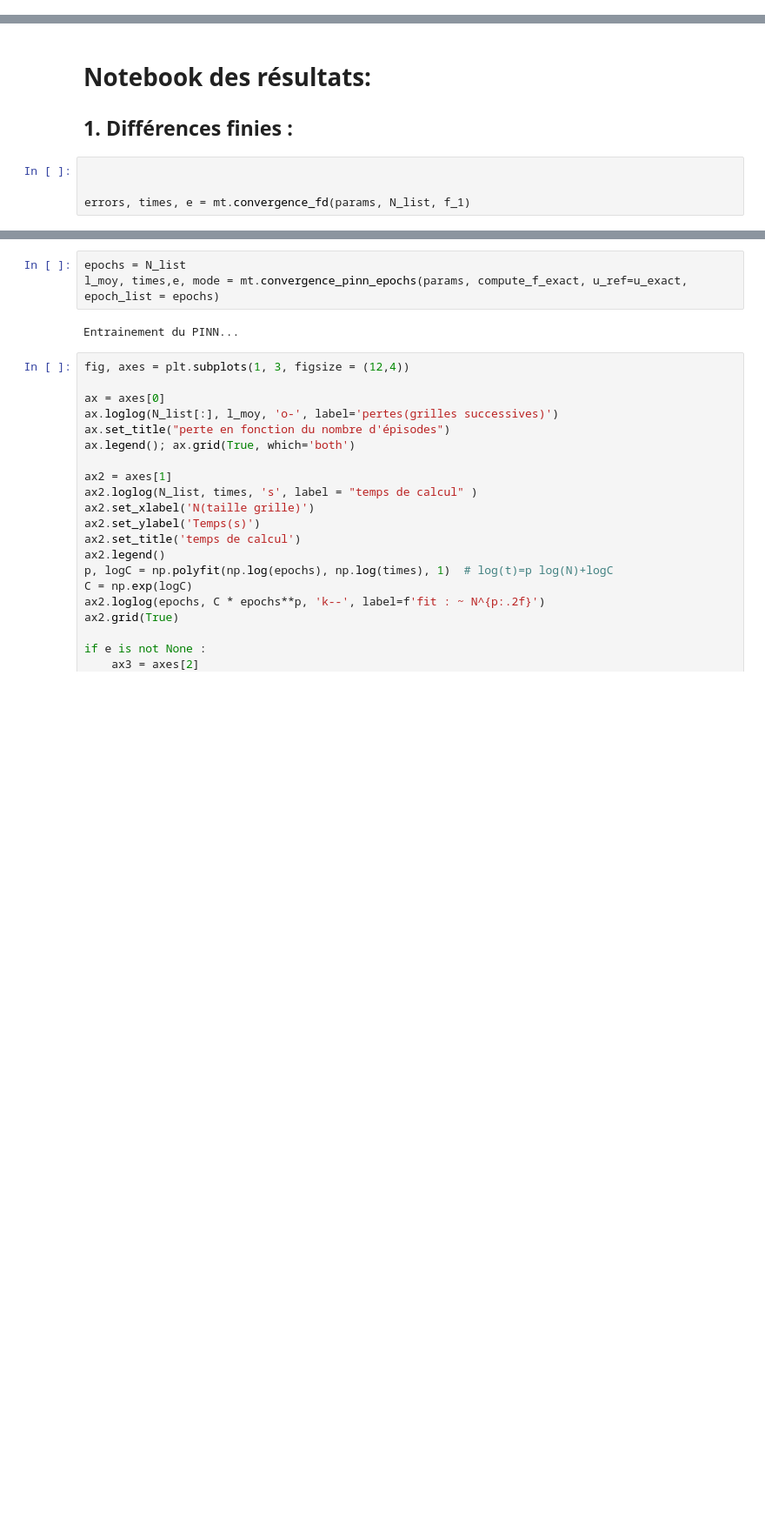
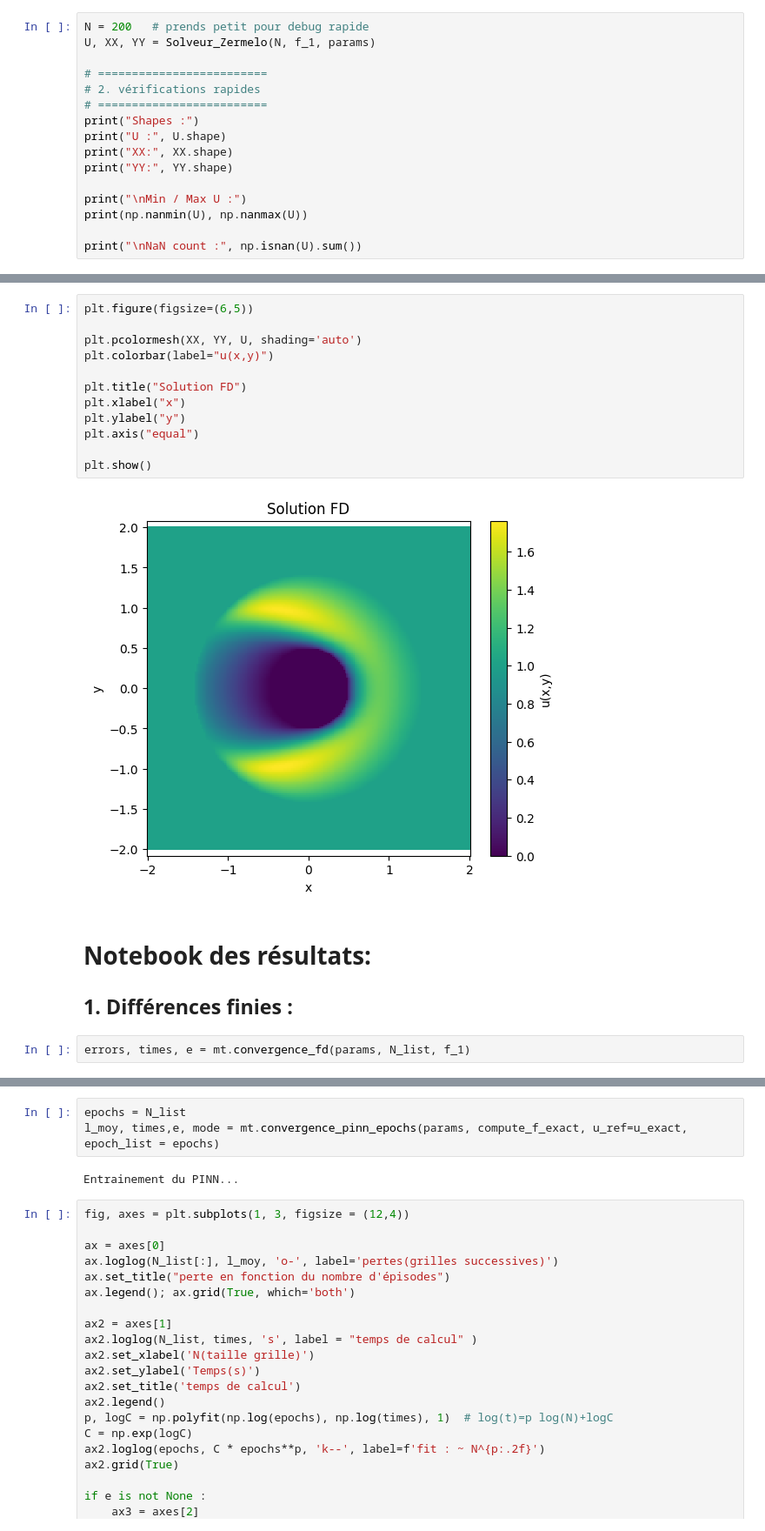
Before and after one commit to francois2004/zermelo-pinn, a Jupyter notebook: results/Untitled.ipynb, the cells around one changed output, grey strips where cells are left out. Shown at 87% size. Drawn from its saved outputs; the diff is of its cells as text; blank space fills up the shorter version.

```diff
--- a/results/Untitled.ipynb
+++ b/results/Untitled.ipynb
@@ -26,3 +27,19 @@ params = Params(
 )
 
 N_list = [10*2**(k) for k in range (7)]
+# %%
+N = 200   # prends petit pour debug rapide
+U, XX, YY = Solveur_Zermelo(N, f_1, params)
+
+# =========================
+# 2. vérifications rapides
+# =========================
+print("Shapes :")
+print("U :", U.shape)
+print("XX:", XX.shape)
+print("YY:", YY.shape)
+
+print("\nMin / Max U :")
+print(np.nanmin(U), np.nanmax(U))
+
+print("\nNaN count :", np.isnan(U).sum())
@@ -29,9 +56,21 @@ N_list = [10*2**(k) for k in range (7)]
+# %%
+plt.figure(figsize=(6,5))
+
+plt.pcolormesh(XX, YY, U, shading='auto')
+plt.colorbar(label="u(x,y)")
+
+plt.title("Solution FD")
+plt.xlabel("x")
+plt.ylabel("y")
+plt.axis("equal")
+
+plt.show()
+# %% [output]
+[figure, added]
 # %% [markdown]
 # Notebook des résultats:
 ## 1. Différences finies :
 # %%
-
-
 errors, times, e = mt.convergence_fd(params, N_list, f_1)
 # %%
 fig, axes = plt.subplots(1, 2, figsize=(12, 4))
```
Also changed, not shown: parts of 13 cells of this notebook, 15 other files.
